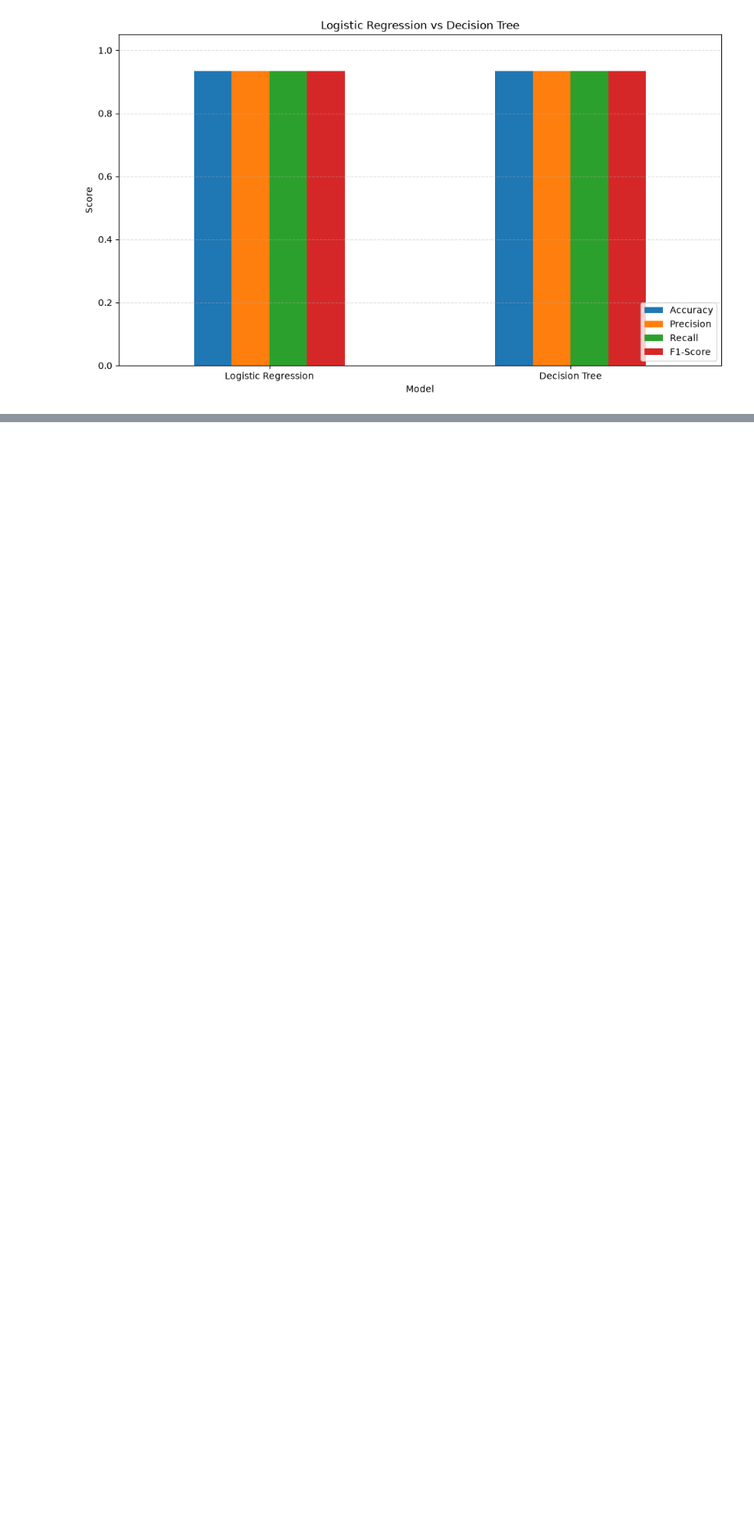
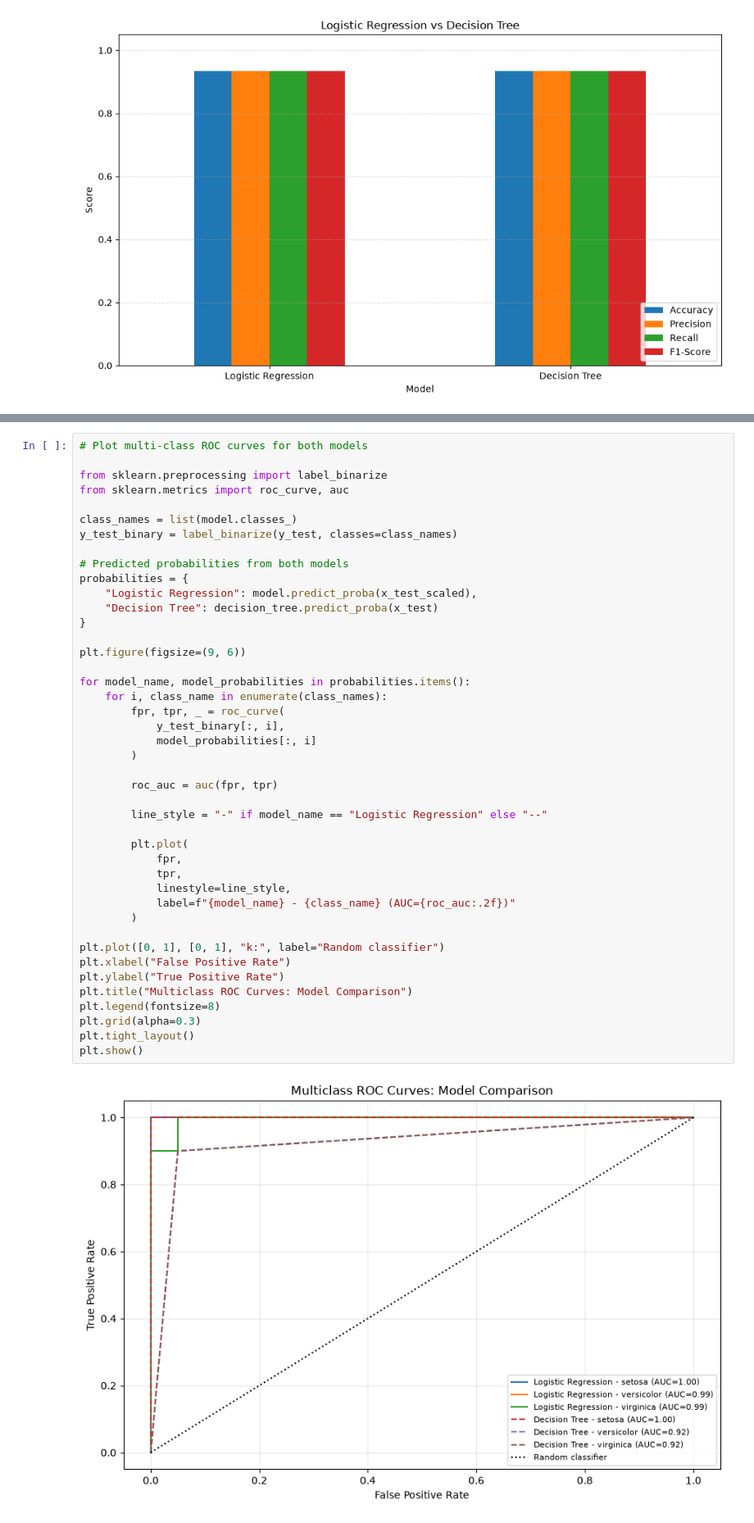
Before and after one commit to timomugishan8-ai/Datheon_Machine_Learning_and_Data_Science_Internship., a Jupyter notebook: Multi-Class Benchmark Classification Pipeline/Notebooks/3_modeling.ipynb, the cells around one changed output, grey strips where cells are left out. Shown at 82% size. Saved outputs shown, nothing was run; the diff lists cells and outputs as text; blank space fills up the shorter version.

```diff
--- a/Multi-Class Benchmark Classification Pipeline/Notebooks/3_modeling.ipynb
+++ b/Multi-Class Benchmark Classification Pipeline/Notebooks/3_modeling.ipynb
@@ -238,0 +298,45 @@ Based on these results alone, there is no performance-based reason to prefer one
+# %%
+# Plot multi-class ROC curves for both models
+
+from sklearn.preprocessing import label_binarize
+from sklearn.metrics import roc_curve, auc
+
+class_names = list(model.classes_)
+y_test_binary = label_binarize(y_test, classes=class_names)
+
+# Predicted probabilities from both models
+probabilities = {
+    "Logistic Regression": model.predict_proba(x_test_scaled),
+    "Decision Tree": decision_tree.predict_proba(x_test)
+}
+
+plt.figure(figsize=(9, 6))
+
+for model_name, model_probabilities in probabilities.items():
+    for i, class_name in enumerate(class_names):
+        fpr, tpr, _ = roc_curve(
+            y_test_binary[:, i],
+            model_probabilities[:, i]
+        )
+
+        roc_auc = auc(fpr, tpr)
+
+        line_style = "-" if model_name == "Logistic Regression" else "--"
+
+        plt.plot(
+            fpr,
+            tpr,
+            linestyle=line_style,
+            label=f"{model_name} - {class_name} (AUC={roc_auc:.2f})"
+        )
+
+plt.plot([0, 1], [0, 1], "k:", label="Random classifier")
+plt.xlabel("False Positive Rate")
+plt.ylabel("True Positive Rate")
+plt.title("Multiclass ROC Curves: Model Comparison")
+plt.legend(fontsize=8)
+plt.grid(alpha=0.3)
+plt.tight_layout()
+plt.show()
+# %% [output]
+[figure, added]
```
Also changed, not shown: parts of 10 cells of this notebook.
